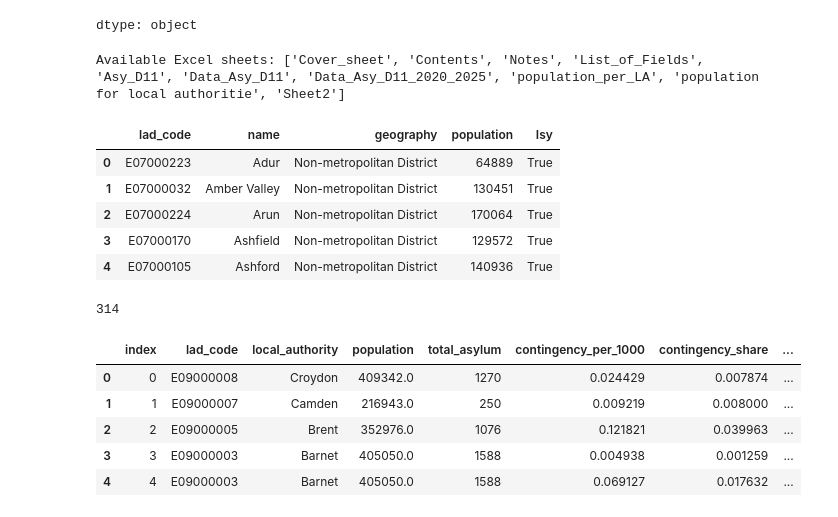
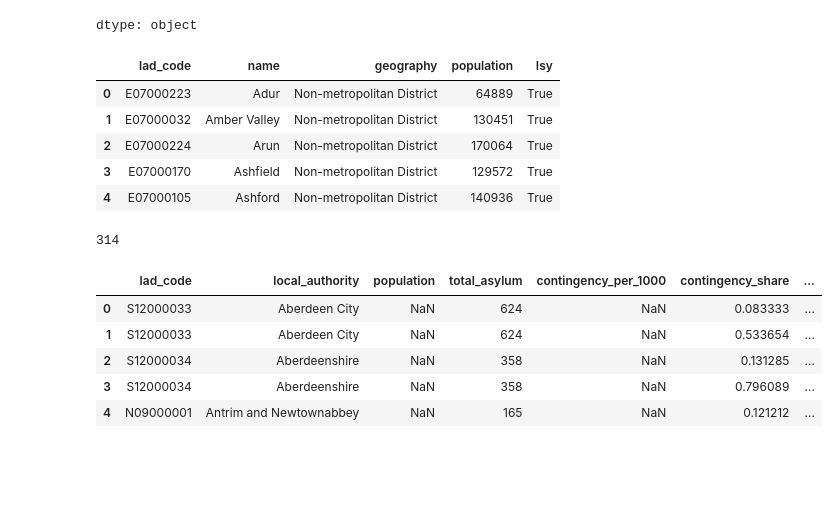
Before and after one commit to awenroberts/QM2-Project, a Jupyter notebook: protests_visualisation_updated.ipynb, the cells around one changed output. Drawn from its saved outputs; the diff is of its cells as text; code cells hidden in the pictures; blank space fills up the shorter version.

```diff
--- a/protests_visualisation_updated.ipynb
+++ b/protests_visualisation_updated.ipynb
@@ -271,19 +325,14 @@ protests_df['local_authority']=protests_df['local_authority'].astype('category')
 # %%
 import pandas as pd
 
-xls = pd.ExcelFile("/content/Copy support-local-authority-datasets-sep-2025 (3).xlsx")
-print("Available Excel sheets:", xls.sheet_names)
-
-
 pop_df = pd.read_excel(
-    "/content/Copy support-local-authority-datasets-sep-2025 (3).xlsx",
-    sheet_name="population_per_LA", # Changed to include the trailing space
+    "/content/Copy support-local-authority-datasets-sep-2025.xlsx",
+    sheet_name="population_per_LA",
     header=0,
     engine="openpyxl"
 )
 pop_df.head()
 # %% [output]
-Available Excel sheets: ['Cover_sheet', 'Contents', 'Notes', 'List_of_Fields', 'Asy_D11', 'Data_Asy_D11', 'Data_Asy_D11_2020_2025', 'population_per_LA', 'population for local authoritie', 'Sheet2']
 |  | lad_code | name | geography | population | Isy |
 | 0 | E07000223 | Adur | Non-metropolitan District | 64889 | True |
 | 1 | E07000032 | Amber Valley | Non-metropolitan District | 130451 | True |
@@ -296,15 +345,17 @@ pop_df["lad_code"].nunique()
 # %% [output]
 314
 # %%
-df = pd.read_excel(
-    "/content/la_exposure_exceldf.xlsx",
-    engine="openpyxl"
+la_exposure = pd.read_excel(
+    "/content/Copy support-local-authority-datasets-sep-2025.xlsx",
+    engine="openpyxl",
+    sheet_name="la_exposure_table",
+    header=0,
 )
-df.head()
+la_exposure.head()
 # %% [output]
-|  | index | lad_code | local_authority | population | total_asylum | contingency_per_1000 | contingency_share | ... |
-| 0 | 0 | E09000008 | Croydon | 409342.0 | 1270 | 0.024429 | 0.007874 | ... |
-| 1 | 1 | E09000007 | Camden | 216943.0 | 250 | 0.009219 | 0.008000 | ... |
-| 2 | 2 | E09000005 | Brent | 352976.0 | 1076 | 0.121821 | 0.039963 | ... |
-| 3 | 3 | E09000003 | Barnet | 405050.0 | 1588 | 0.004938 | 0.001259 | ... |
-| 4 | 4 | E09000003 | Barnet | 405050.0 | 1588 | 0.069127 | 0.017632 | ... |
+|  | lad_code | local_authority | population | total_asylum | contingency_per_1000 | contingency_share | ... |
+| 0 | S12000033 | Aberdeen City | NaN | 624 | NaN | 0.083333 | ... |
+| 1 | S12000033 | Aberdeen City | NaN | 624 | NaN | 0.533654 | ... |
+| 2 | S12000034 | Aberdeenshire | NaN | 358 | NaN | 0.131285 | ... |
+| 3 | S12000034 | Aberdeenshire | NaN | 358 | NaN | 0.796089 | ... |
+| 4 | N09000001 | Antrim and Newtownabbey | NaN | 165 | NaN | 0.121212 | ... |
```
Also changed, not shown: parts of 14 cells of this notebook.
